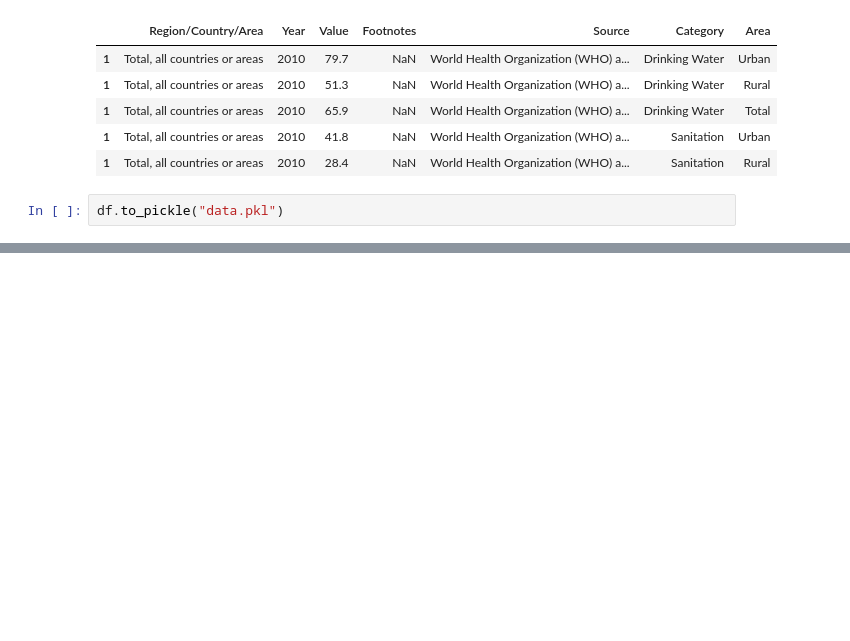
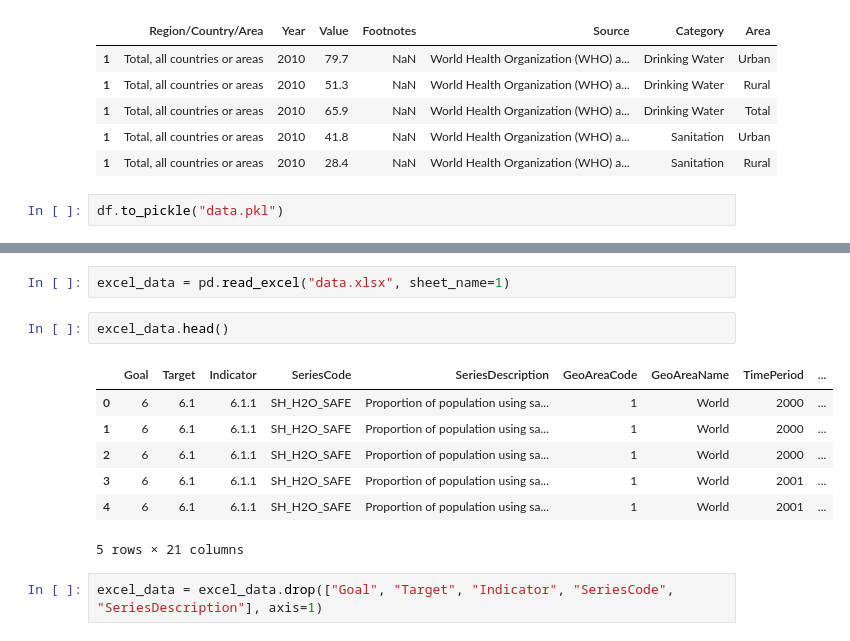
Before and after one commit to jimiok/infoviz, a Jupyter notebook: analysis.ipynb, the cells around one changed output, grey strips where cells are left out. Cells and saved outputs as stored; diff of their text form; blank space fills up the shorter version.

Commit message:
Data and code

```diff
--- a/analysis.ipynb
+++ b/analysis.ipynb
@@ -51,0 +121,14 @@ df.to_pickle("data.pkl")
+# %%
+excel_data = pd.read_excel("data.xlsx", sheet_name=1)
+# %%
+excel_data.head()
+# %% [output]
+|  | Goal | Target | Indicator | SeriesCode | SeriesDescription | GeoAreaCode | GeoAreaName | TimePeriod | ... |
+| 0 | 6 | 6.1 | 6.1.1 | SH_H2O_SAFE | Proportion of population using sa... | 1 | World | 2000 | ... |
+| 1 | 6 | 6.1 | 6.1.1 | SH_H2O_SAFE | Proportion of population using sa... | 1 | World | 2000 | ... |
+| 2 | 6 | 6.1 | 6.1.1 | SH_H2O_SAFE | Proportion of population using sa... | 1 | World | 2000 | ... |
+| 3 | 6 | 6.1 | 6.1.1 | SH_H2O_SAFE | Proportion of population using sa... | 1 | World | 2001 | ... |
+| 4 | 6 | 6.1 | 6.1.1 | SH_H2O_SAFE | Proportion of population using sa... | 1 | World | 2001 | ... |
+5 rows × 21 columns
+# %%
+excel_data = excel_data.drop(["Goal", "Target", "Indicator", "SeriesCode", "SeriesDescription"], axis=1)
```
Also changed, not shown: parts of 21 cells of this notebook, 7 other files.
